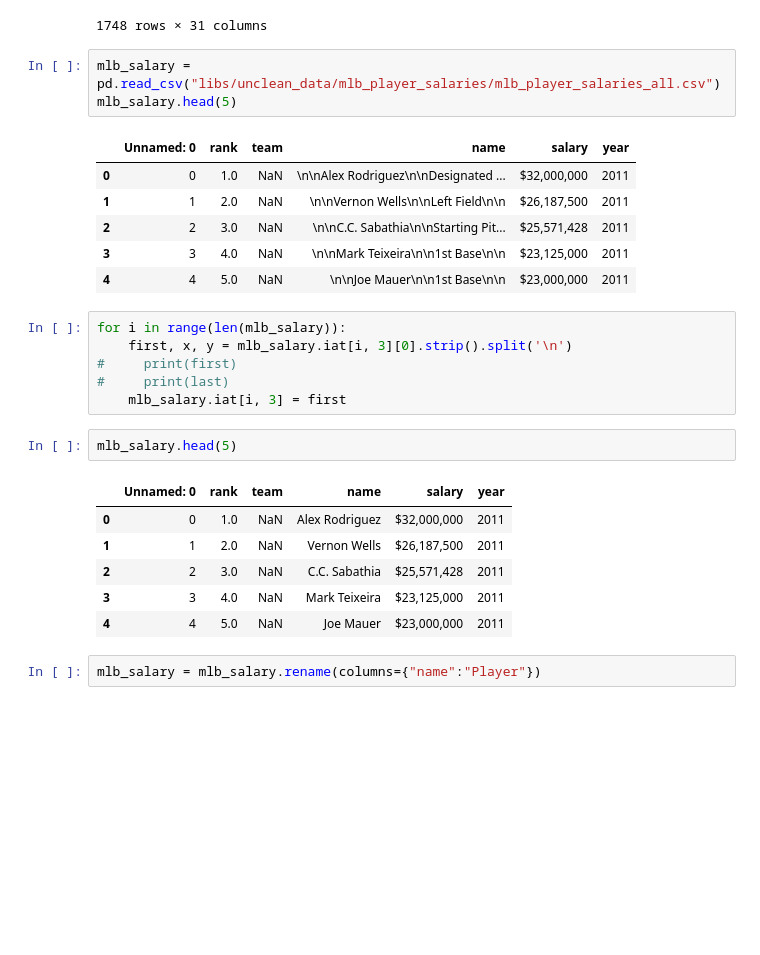
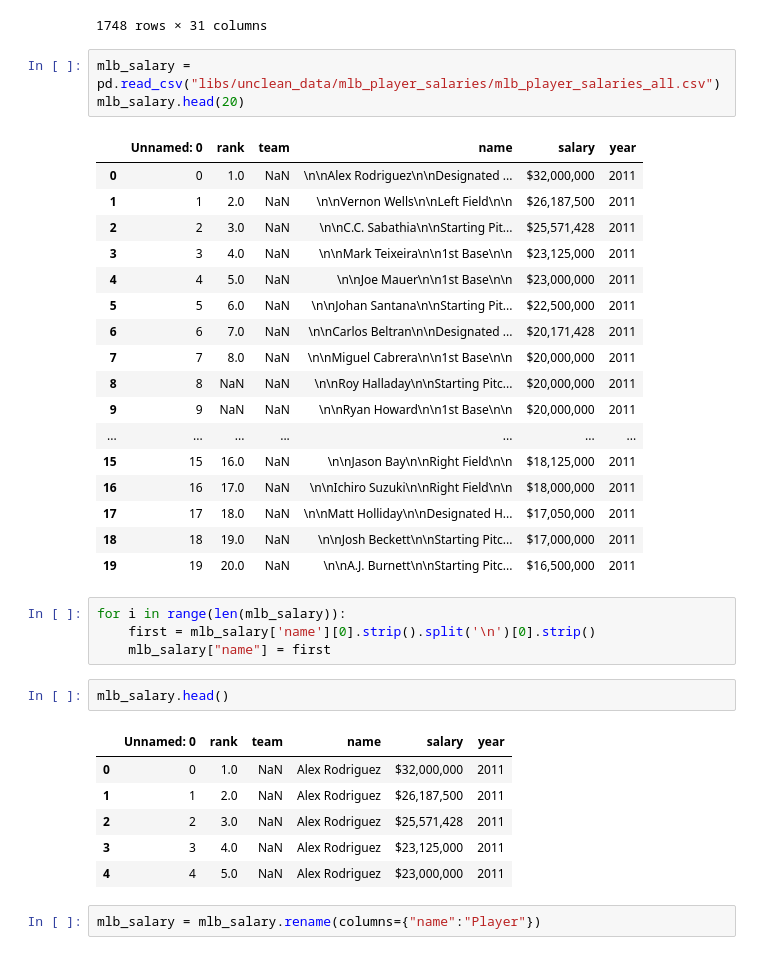
Before and after one commit to Axemen/Pro-Sports-Stats, a Jupyter notebook: fast_facts.ipynb, the cells around one changed output. Cells and saved outputs as stored; diff of their text form; blank space fills up the shorter version.

```diff
--- a/fast_facts.ipynb
+++ b/fast_facts.ipynb
@@ -37,29 +37,38 @@ mlb_stats
 1748 rows × 31 columns
 # %%
 mlb_salary = pd.read_csv("libs/unclean_data/mlb_player_salaries/mlb_player_salaries_all.csv")
-mlb_salary.head(5)
+mlb_salary.head(20)
 # %% [output]
 |  | Unnamed: 0 | rank | team | name | salary | year |
 | 0 | 0 | 1.0 | NaN | \n\nAlex Rodriguez\n\nDesignated ... | $32,000,000 | 2011 |
 | 1 | 1 | 2.0 | NaN | \n\nVernon Wells\n\nLeft Field\n\n | $26,187,500 | 2011 |
 | 2 | 2 | 3.0 | NaN | \n\nC.C. Sabathia\n\nStarting Pit... | $25,571,428 | 2011 |
 | 3 | 3 | 4.0 | NaN | \n\nMark Teixeira\n\n1st Base\n\n | $23,125,000 | 2011 |
 | 4 | 4 | 5.0 | NaN | \n\nJoe Mauer\n\n1st Base\n\n | $23,000,000 | 2011 |
+| 5 | 5 | 6.0 | NaN | \n\nJohan Santana\n\nStarting Pit... | $22,500,000 | 2011 |
+| 6 | 6 | 7.0 | NaN | \n\nCarlos Beltran\n\nDesignated ... | $20,171,428 | 2011 |
+| 7 | 7 | 8.0 | NaN | \n\nMiguel Cabrera\n\n1st Base\n\n | $20,000,000 | 2011 |
+| 8 | 8 | NaN | NaN | \n\nRoy Halladay\n\nStarting Pitc... | $20,000,000 | 2011 |
+| 9 | 9 | NaN | NaN | \n\nRyan Howard\n\n1st Base\n\n | $20,000,000 | 2011 |
+| ... | ... | ... | ... | ... | ... | ... |
+| 15 | 15 | 16.0 | NaN | \n\nJason Bay\n\nRight Field\n\n | $18,125,000 | 2011 |
+| 16 | 16 | 17.0 | NaN | \n\nIchiro Suzuki\n\nRight Field\n\n | $18,000,000 | 2011 |
+| 17 | 17 | 18.0 | NaN | \n\nMatt Holliday\n\nDesignated H... | $17,050,000 | 2011 |
+| 18 | 18 | 19.0 | NaN | \n\nJosh Beckett\n\nStarting Pitc... | $17,000,000 | 2011 |
+| 19 | 19 | 20.0 | NaN | \n\nA.J. Burnett\n\nStarting Pitc... | $16,500,000 | 2011 |
 # %%
 for i in range(len(mlb_salary)):
-    first, x, y = mlb_salary.iat[i, 3][0].strip().split('\n')
-#     print(first)
-#     print(last)
-    mlb_salary.iat[i, 3] = first
+    first = mlb_salary['name'][0].strip().split('\n')[0].strip()
+    mlb_salary["name"] = first
 # %%
-mlb_salary.head(5)
+mlb_salary.head()
 # %% [output]
 |  | Unnamed: 0 | rank | team | name | salary | year |
 | 0 | 0 | 1.0 | NaN | Alex Rodriguez | $32,000,000 | 2011 |
-| 1 | 1 | 2.0 | NaN | Vernon Wells | $26,187,500 | 2011 |
-| 2 | 2 | 3.0 | NaN | C.C. Sabathia | $25,571,428 | 2011 |
-| 3 | 3 | 4.0 | NaN | Mark Teixeira | $23,125,000 | 2011 |
-| 4 | 4 | 5.0 | NaN | Joe Mauer | $23,000,000 | 2011 |
+| 1 | 1 | 2.0 | NaN | Alex Rodriguez | $26,187,500 | 2011 |
+| 2 | 2 | 3.0 | NaN | Alex Rodriguez | $25,571,428 | 2011 |
+| 3 | 3 | 4.0 | NaN | Alex Rodriguez | $23,125,000 | 2011 |
+| 4 | 4 | 5.0 | NaN | Alex Rodriguez | $23,000,000 | 2011 |
 # %%
 mlb_salary = mlb_salary.rename(columns={"name":"Player"})
 # %%
```
Also changed, not shown: parts of 8 cells of this notebook, 2 other files.
